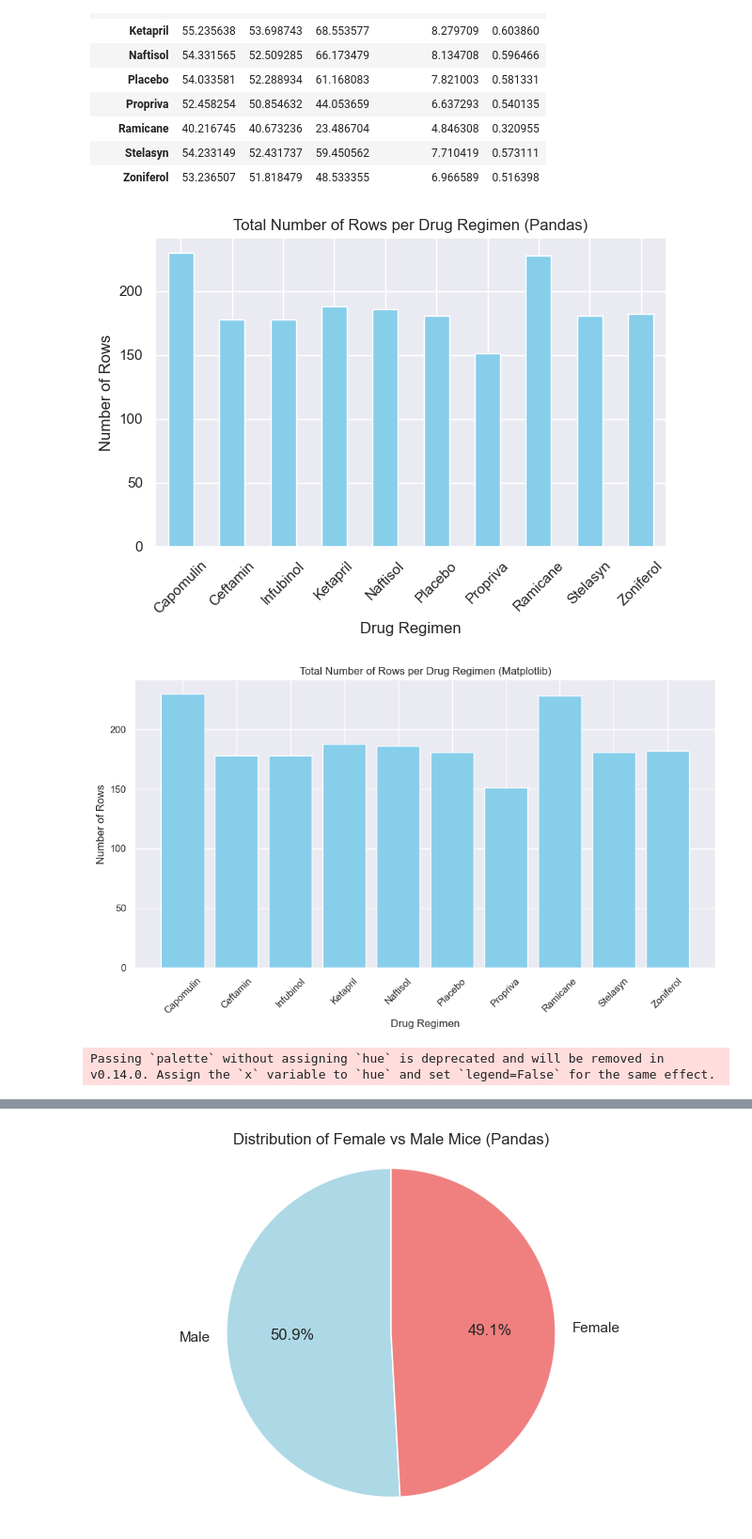
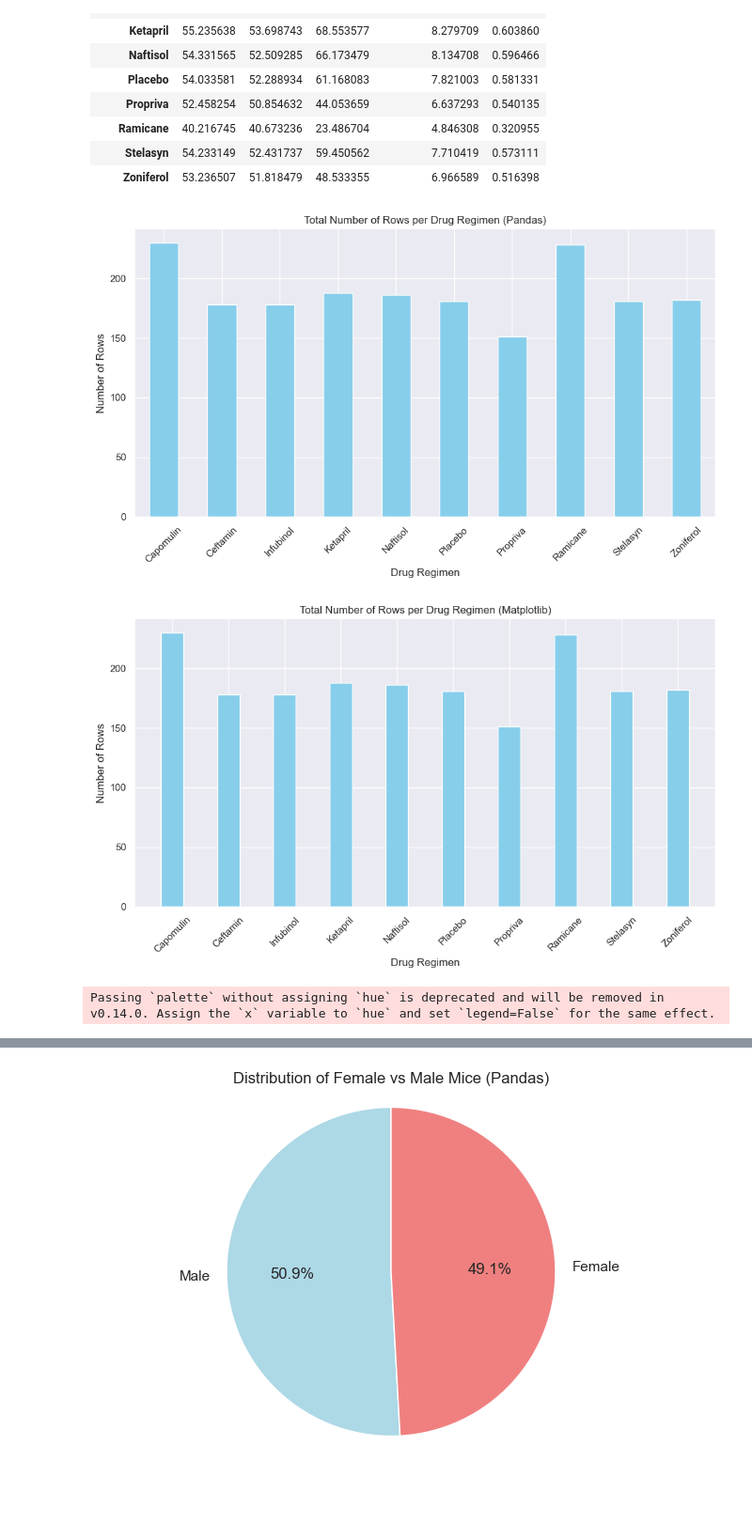
Before and after one commit to lirralirra/Week5_matplotlib_Challenge, a Jupyter notebook: main.ipynb, the cells around one changed output, grey strips where cells are left out. Shown at 94% size. Saved outputs shown, nothing was run; the diff lists cells and outputs as text; code cells hidden in the pictures; blank space fills up the shorter version.

```diff
--- a/main.ipynb
+++ b/main.ipynb
@@ -130,7 +130,7 @@ summary_stats
 drug_counts = data_clean.groupby('Drug Regimen').count()['Mouse ID']
 
 # Bar Chart using Pandas DataFrame.plot()
-drug_counts.plot(kind='bar', color='skyblue')
+drug_counts.plot(kind='bar', color='skyblue',figsize=(10, 6))
 plt.title('Total Number of Rows per Drug Regimen (Pandas)')
 plt.xlabel('Drug Regimen')
 plt.ylabel('Number of Rows')
@@ -140,36 +140,36 @@ plt.show()
 
 # Bar Chart using Matplotlib's pyplot methods
 plt.figure(figsize=(10, 6))
-plt.bar(drug_counts.index, drug_counts.values, color='skyblue')
+plt.bar(drug_counts.index, drug_counts.values, color='skyblue', width=0.4)
 plt.title('Total Number of Rows per Drug Regimen (Matplotlib)')
 plt.xlabel('Drug Regimen')
 plt.ylabel('Number of Rows')
 plt.xticks(rotation=45)
 plt.tight_layout()
 plt.show()
 
 #using seaborn
 # Set the style
 sns.set(style='darkgrid')
 
 # Bar chart with Seaborn
 plt.figure(figsize=(10, 6))
 sns.barplot(x=drug_counts.index,
-            y=drug_counts.values, palette='viridis')
+            y=drug_counts.values, palette='viridis', width=0.4)
 plt.title('Total Number of Rows per Drug Regimen (Seaborn)')
 plt.xlabel('Drug Regimen')
 plt.ylabel('Number of Rows')
 plt.xticks(rotation=45)
 plt.show()
 
 #using plotnine(I love GGplot!)
 bar_plot = (ggplot(data_clean, aes(x='Drug Regimen')) +
             geom_bar(fill='lightblue') +
             labs(title='Total Number of Rows per Drug Regimen (Plotnine)',
                  x='Drug Regimen',
                  y='Number of Rows'))
 print(bar_plot)
 # %% [output]
-[figure, old version]
+[figure, new version]
-[figure, old version]
+[figure, new version]
 Passing `palette` without assigning `hue` is deprecated and will be removed in v0.14.0. Assign the `x` variable to `hue` and set `legend=False` for the same effect.
```
Also changed, not shown: parts of 1 cell of this notebook.
